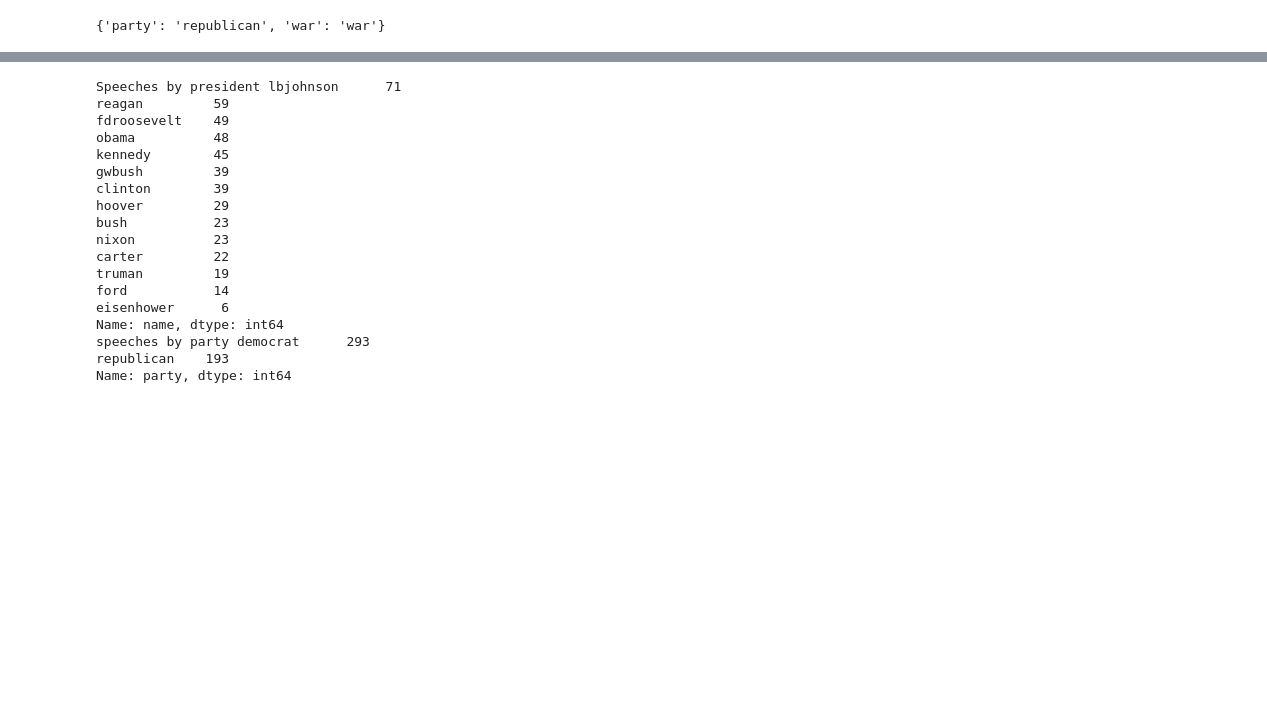
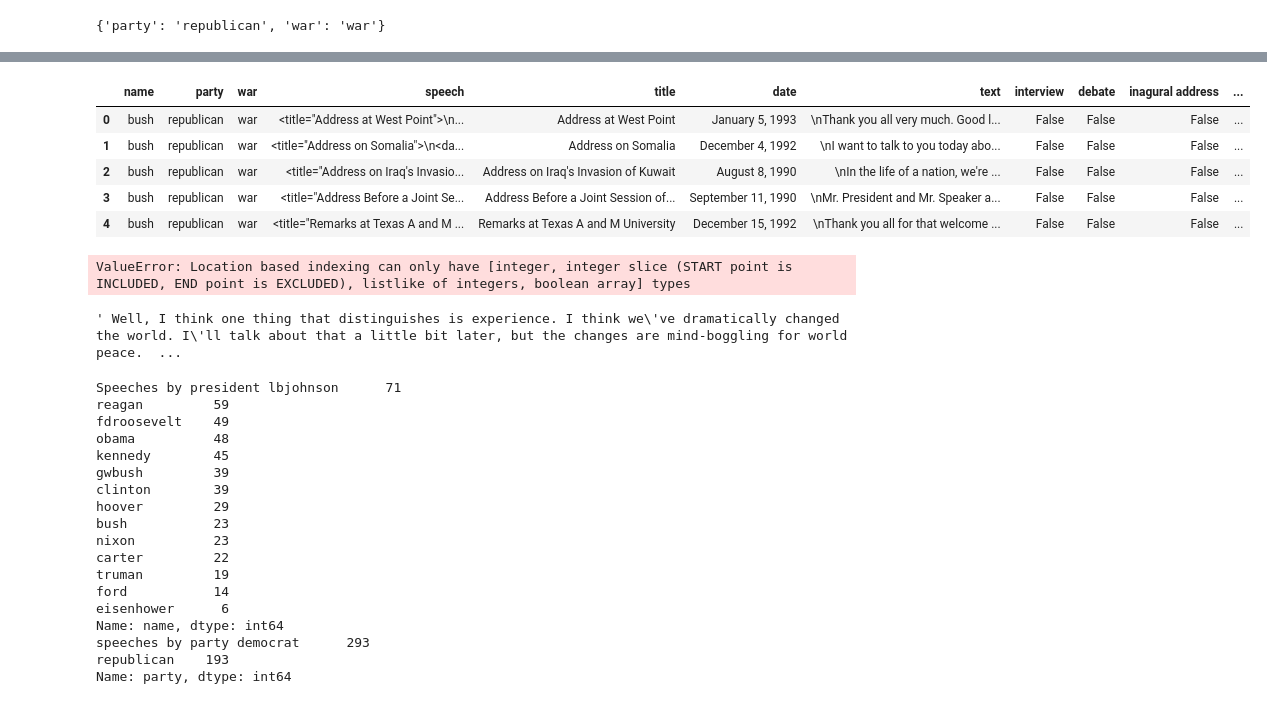
Before and after one commit to annewbarry/partisan-speech, a Jupyter notebook: partisan_speech.ipynb, the cells around one changed output, grey strips where cells are left out. Drawn from its saved outputs; the diff is of its cells as text; code cells hidden in the pictures; blank space fills up the shorter version.

```diff
--- a/partisan_speech.ipynb
+++ b/partisan_speech.ipynb
@@ -91,3 +93,18 @@ df['text'] = df['speech'].apply(get_text)
-# %%
-### ask for help with this part
-df['interview'] = df['interview' in df['text']]
+# %%
+def is_speech_type(string, speech_type):
+    if string.lower().find(speech_type)>=0:
+        return True
+    else:
+        return False
+
+speech_type = ['interview', 'debate', 'inagural address', 'state of the union']
+for i in speech_type:
+    df[i] = df.title.apply(lambda x: is_speech_type(x, i))
+df.head()
+# %% [output]
+|  | name | party | war | speech | title | date | text | interview | debate | inagural address | ... |
+| 0 | bush | republican | war | <title="Address at West Point">\n... | Address at West Point | January 5, 1993 | \nThank you all very much. Good l... | False | False | False | ... |
+| 1 | bush | republican | war | <title="Address on Somalia">\n<da... | Address on Somalia | December 4, 1992 | \nI want to talk to you today abo... | False | False | False | ... |
+| 2 | bush | republican | war | <title="Address on Iraq's Invasio... | Address on Iraq's Invasion of Kuwait | August 8, 1990 | \nIn the life of a nation, we're ... | False | False | False | ... |
+| 3 | bush | republican | war | <title="Address Before a Joint Se... | Address Before a Joint Session of... | September 11, 1990 | \nMr. President and Mr. Speaker a... | False | False | False | ... |
+| 4 | bush | republican | war | <title="Remarks at Texas A and M ... | Remarks at Texas A and M University | December 15, 1992 | \nThank you all for that welcome ... | False | False | False | ... |
@@ -93,0 +113,7 @@ df['interview'] = df['interview' in df['text']]
+# %%
+## debates on hold
+
+for i, v in debates.iteritems():
+    print(i, v, df.iloc[i, 'debate'])
+# %% [output]
+ValueError: Location based indexing can only have [integer, integer slice (START point is INCLUDED, END point is EXCLUDED), listlike of integers, boolean array] types
@@ -94,3 +145,7 @@ df['interview'] = df['interview' in df['text']]
+# %%
+df.loc[5, 'text']
+# %% [output]
+' Well, I think one thing that distinguishes is experience. I think we\'ve dramatically changed the world. I\'ll talk about that a little bit later, but the changes are mind-boggling for world peace.  ...
 # %%
 ##EDA!!!
 
```
Also changed, not shown: parts of 10 cells of this notebook.
